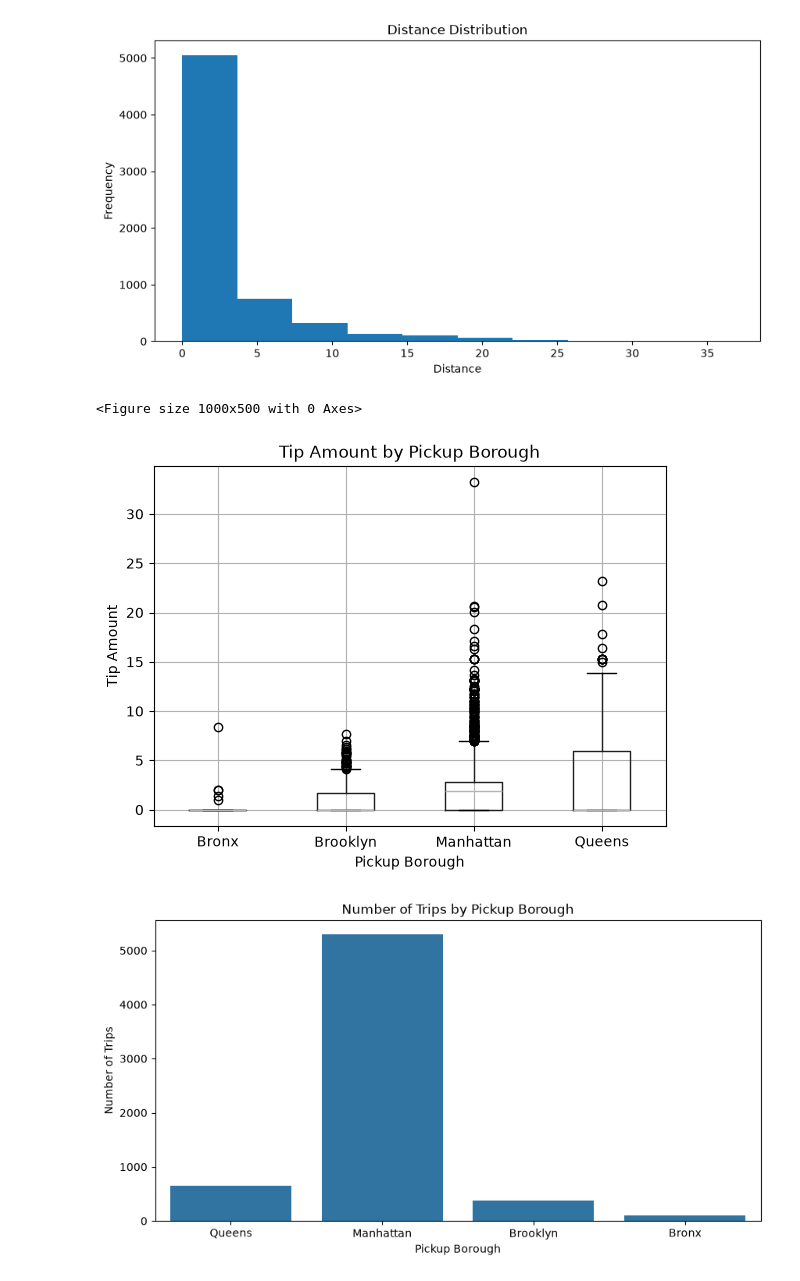
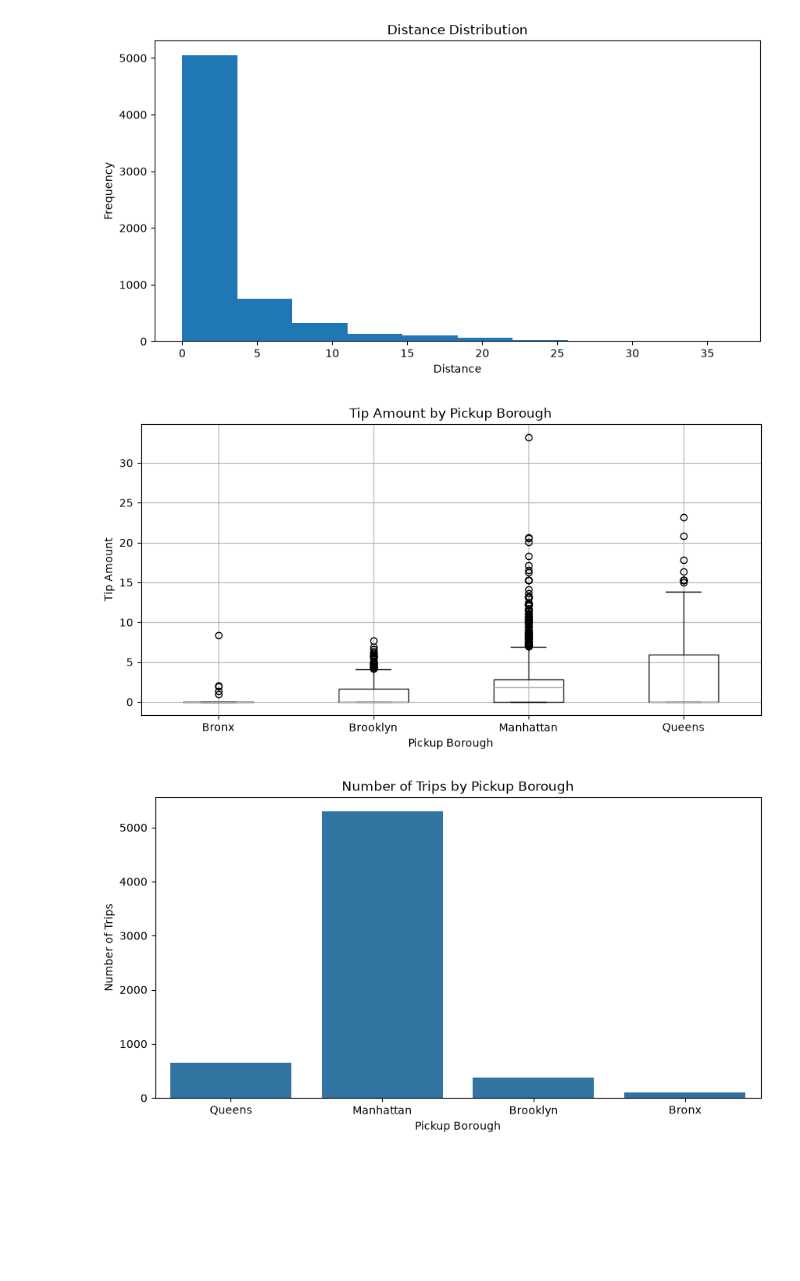
Before and after one commit to AbhiraSS/python-assignments, a Jupyter notebook: datavisualization.ipynb, the cells around one changed output. Cells and saved outputs as stored; diff of their text form; code cells hidden in the pictures; blank space fills up the shorter version.

```diff
--- a/datavisualization.ipynb
+++ b/datavisualization.ipynb
@@ -169,18 +170,15 @@ plt.ylabel("Frequency")
 plt.show()
 # %% [output]
 [figure]
-# %%
-plt.figure(figsize=(10,5))
-df.boxplot(column="tip", by="pickup_borough")
-
-plt.title("Tip Amount by Pickup Borough")
-plt.suptitle("")
-plt.xlabel("Pickup Borough")
-plt.ylabel("Tip Amount")
-plt.show()
-# %% [output]
-<Figure size 1000x500 with 0 Axes>
-[figure, removed]
+# %%
+df.boxplot(column="tip", by="pickup_borough", figsize=(10,5))
+plt.title("Tip Amount by Pickup Borough")
+plt.suptitle("")
+plt.xlabel("Pickup Borough")
+plt.ylabel("Tip Amount")
+plt.show()
+# %% [output]
+[figure, added]
 # %%
 plt.figure(figsize=(10,5))
 sns.countplot(data=df, x="pickup_borough")
```
Also changed, not shown: parts of 3 cells of this notebook.
